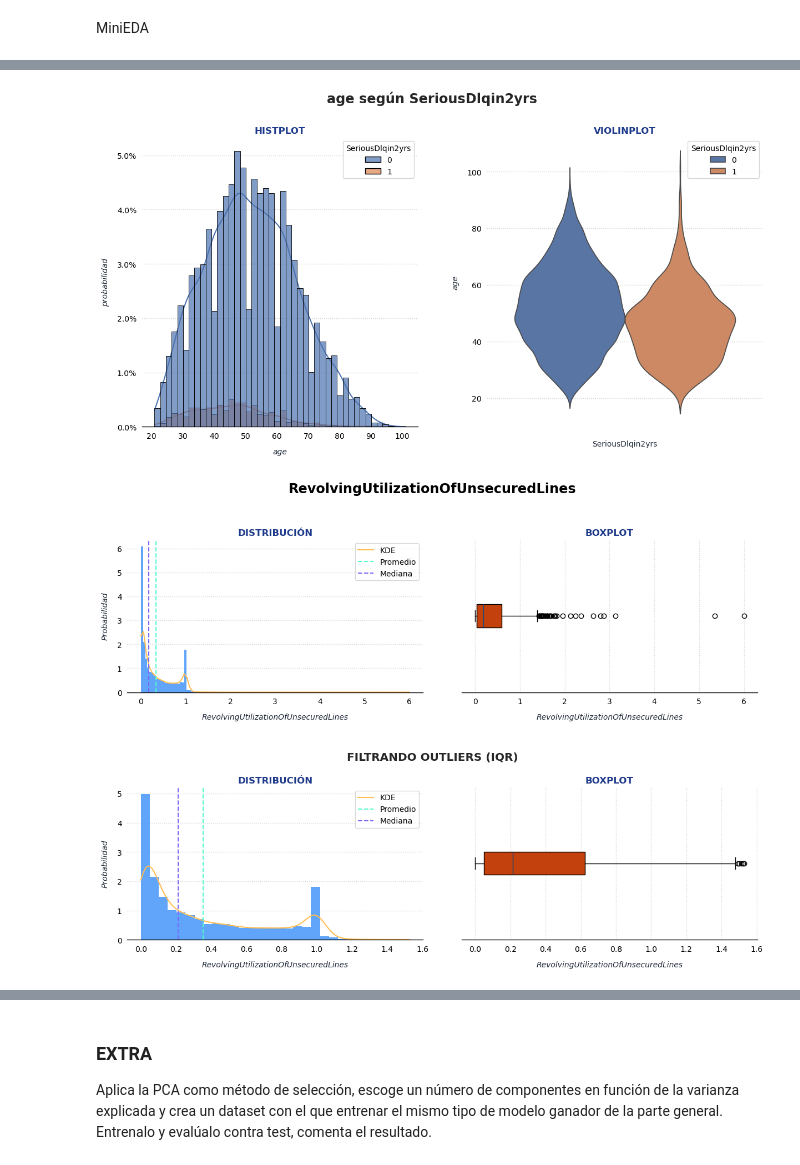
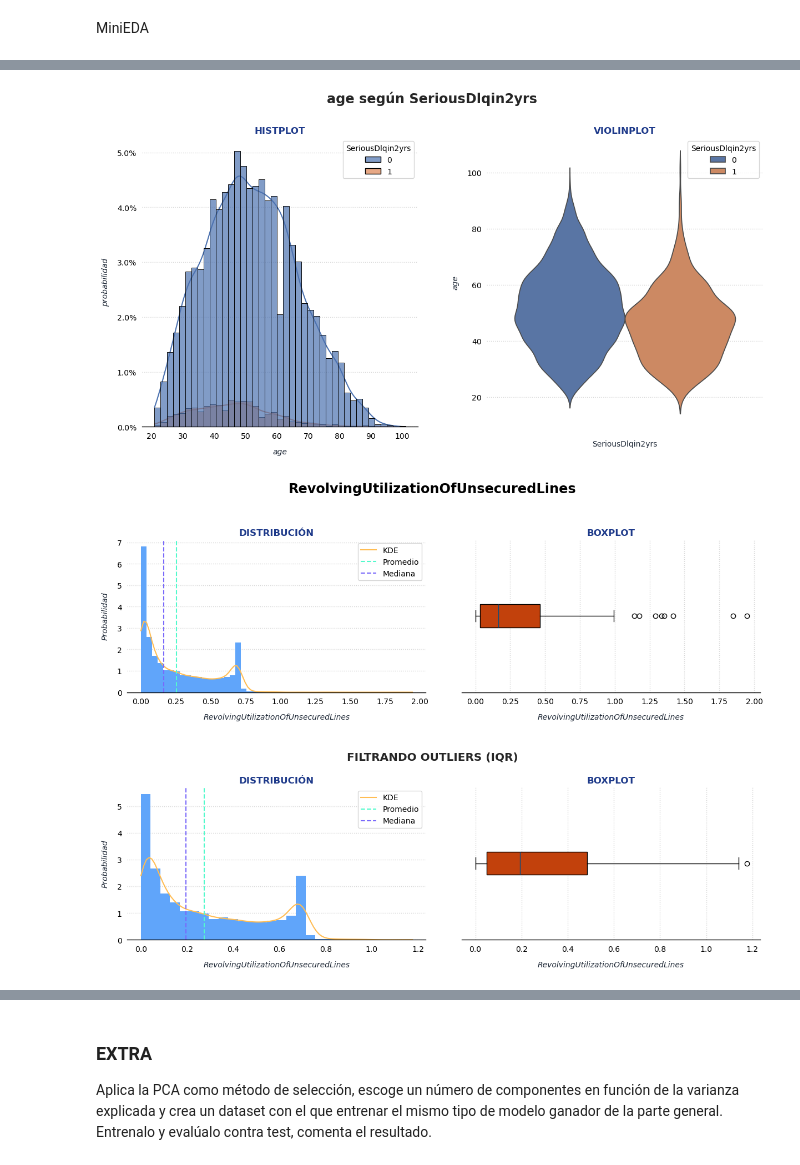
Before and after one commit to aaerror/ONLINE_DS_THEBRIDGE_AAC, a Jupyter notebook: sprint_14/feature_selection/feature_selection.ipynb, the cells around one changed output, grey strips where cells are left out. Cells and saved outputs as stored; diff of their text form; code cells hidden in the pictures.

```diff
--- a/sprint_14/feature_selection/feature_selection.ipynb
+++ b/sprint_14/feature_selection/feature_selection.ipynb
@@ -197,7 +197,7 @@ plt.rcParams["xtick.major.width"] = 0
 plt.rcParams["ytick.major.width"] = 0
 #plt.rcParams["ytick.minor.width"] = 0
 # %%
-serie = df_credit["SeriousDlqin2yrs"]
+serie = df_train["SeriousDlqin2yrs"]
 
 fig, axs = plt.subplots(nrows=1, ncols=2, figsize=(12, 5))
 fig.suptitle(f"{serie.name}", color="#262626", y=1.1)
@@ -249,7 +249,7 @@ fig.suptitle("age según SeriousDlqin2yrs", color="#262626", y=1.1)
 
 axs[0].set_title("Histplot".upper())
 sns.histplot(
-	data=df_credit,
+	data=df_train,
 	x="age",
 	hue="SeriousDlqin2yrs",
 	bins="fd",
@@ -273,7 +273,7 @@ axs[0].spines["bottom"].set_linewidth(1)
 
 axs[1].set_title("Violinplot".upper())
 sns.violinplot(
-	data=df_credit,
+	data=df_train,
 	y="age",
 	inner="quart",
 	hue="SeriousDlqin2yrs",
@@ -292,7 +292,7 @@ axs[1].spines["bottom"].set_linewidth(1)
 fig.get_layout_engine().set(wspace=.1)
 plt.show()
 # %% [output]
-[figure, old version]
+[figure, new version]
 # %%
 def filter_outliers(
 	serie: pd.Series,
@@ -315,7 +315,7 @@ def filter_outliers(
 
 	return serie[mask]
 # %%
-serie = df_credit["RevolvingUtilizationOfUnsecuredLines"]
+serie = np.log1p(df_train["RevolvingUtilizationOfUnsecuredLines"])
 
 fig, axs = plt.subplots(nrows=2, ncols=2, figsize=(12, 8))
 fig.suptitle("RevolvingUtilizationOfUnsecuredLines", y=1.1)
@@ -412,32 +412,32 @@ axs[1][0].axvline(
 axs[1][0].set_xlabel("RevolvingUtilizationOfUnsecuredLines", fontstyle="italic")
 axs[1][0].set_ylabel("Probabilidad", fontstyle="italic")
 axs[1][0].grid(axis="y")
 axs[1][0].spines[["left"]].set_visible(False)
 axs[1][0].spines["bottom"].set_linewidth(1)
 axs[1][0].legend()
 
 
 
 
 axs[1][1].set_title("Boxplot".upper())
 axs[1][1].boxplot(
 	x=data,
 	boxprops={ "facecolor" : "#C2410C" },
 	medianprops={ "color" : "#0F4D7D" },
 	orientation="horizontal",
 	patch_artist=True
 )
 
 axs[1][1].set_yticks([])
 axs[1][1].set_xlabel("RevolvingUtilizationOfUnsecuredLines", fontstyle="italic")
 axs[1][1].set_ylabel("")
 axs[1][1].grid(axis="x")
 axs[1][1].spines[["left"]].set_visible(False)
 axs[1][1].spines["bottom"].set_linewidth(1)
 
 
 fig.get_layout_engine().set(hspace=.25, wspace=.1)
 plt.show()
 # %% [output]
-[figure, old version]
+[figure, new version]
 # %%
```
Also changed, not shown: parts of 39 cells of this notebook.
